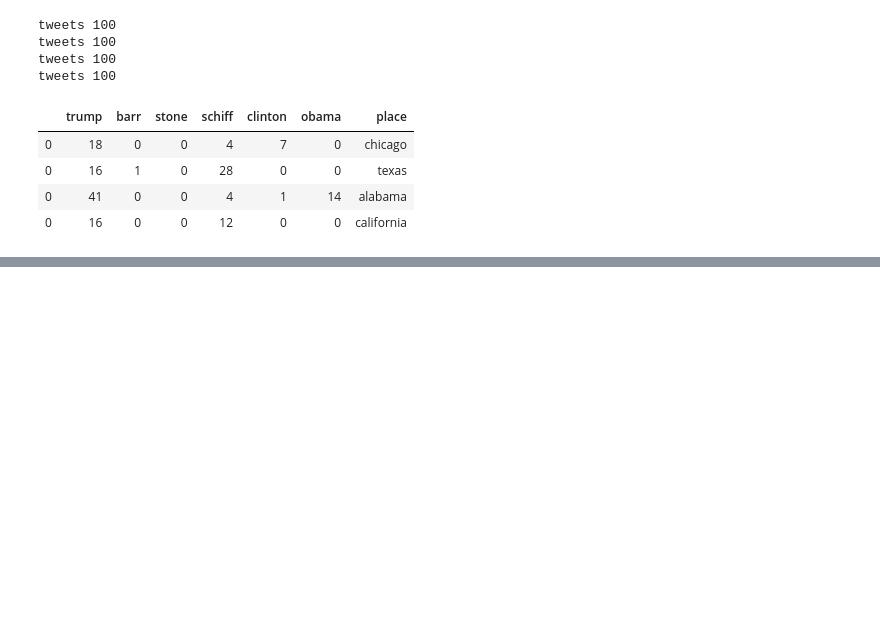
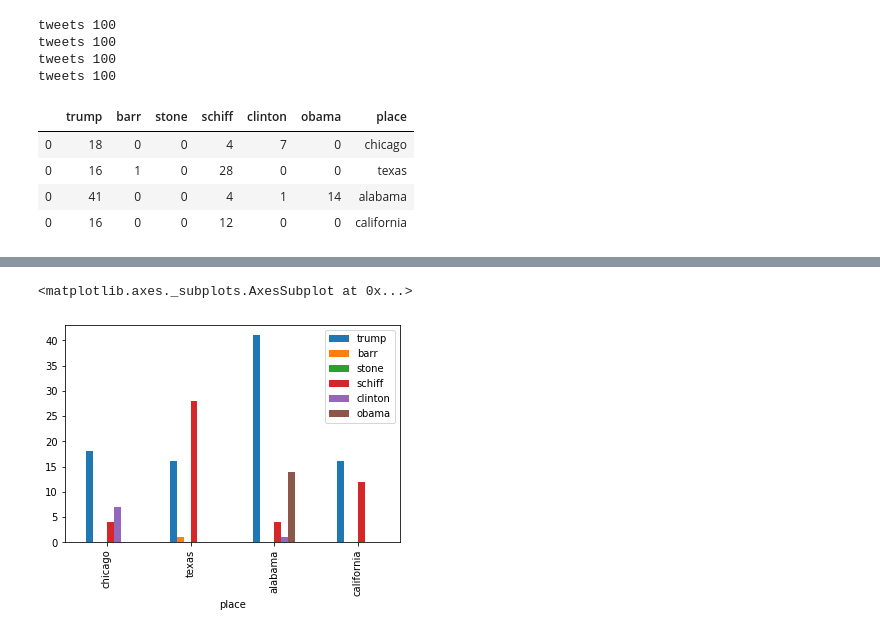
Before and after one commit to silverdrake11/twitter_uchicago_workshop, a Jupyter notebook: notebook.ipynb, the cells around one changed output, grey strips where cells are left out. Drawn from its saved outputs; the diff is of its cells as text; code cells hidden in the pictures; blank space fills up the shorter version.

```diff
--- a/notebook.ipynb
+++ b/notebook.ipynb
@@ -319,3 +316,21 @@ def get_text_from_search(query_data):
+# %%
+def get_text_from_search(query_data):
+    '''INSERT CODE BELOW'''
+    # DEBUG
+    query_data = {
+    "query":query,
+    "maxResults": "100",
+    }
+    SAU = 'https://api.twitter.com/1.1/tweets/search/30day/development.json'
+    response = requests.post(SAU, auth=auth, json=query_data)
+    tweets = response.json()
+    corpus = ''
+    for tweet in tweets['results']:
+        #corpus = #INSERT CODE HERE
+        corpus += ' ' + tweet['text']
+    print('tweets', len(tweets['results']))
+    return corpus
+    # DEBUG
 # %% [markdown]
 # Word Cloud
 
@@ -358,0 +384,6 @@ corpus_no_chars
+# %%
+def clean_and_count(tweet_text, word):
+    # INSERT CODE HERE
+    tweet_text = tweet_text.lower() # DEBUG
+    tweet_text = re.sub(r'[^a-z ]', '', tweet_text) #DEBUG
+    return tweet_text.count(word)
@@ -359,4 +394,17 @@ corpus_no_chars
 # %%
+
+places = ['chicago', 'texas', 'alabama', 'california']
+for place in places:
+    tweet_text = get_text_from_search('impeachment place:' + place)
+    words = ['trump', 'barr', 'stone', 'schiff', 'clinton', 'obama']
+    for word in words:
+        num_occured = clean_and_count(tweet_text, word)
+        # INSERT CODE HERE
+
+
+
+
+
 def count_words_in_query(query, words):
     query_data = { # DEBUG
     "query":query,
@@ -417,0 +451,5 @@ df.plot(kind='bar',x='place',y='obama')
+# %%
+df.plot(kind='bar',x='place',y=words)
+# %% [output]
+<matplotlib.axes._subplots.AxesSubplot at 0x...>
+[figure, added]
```
Also changed, not shown: parts of 4 cells of this notebook.
